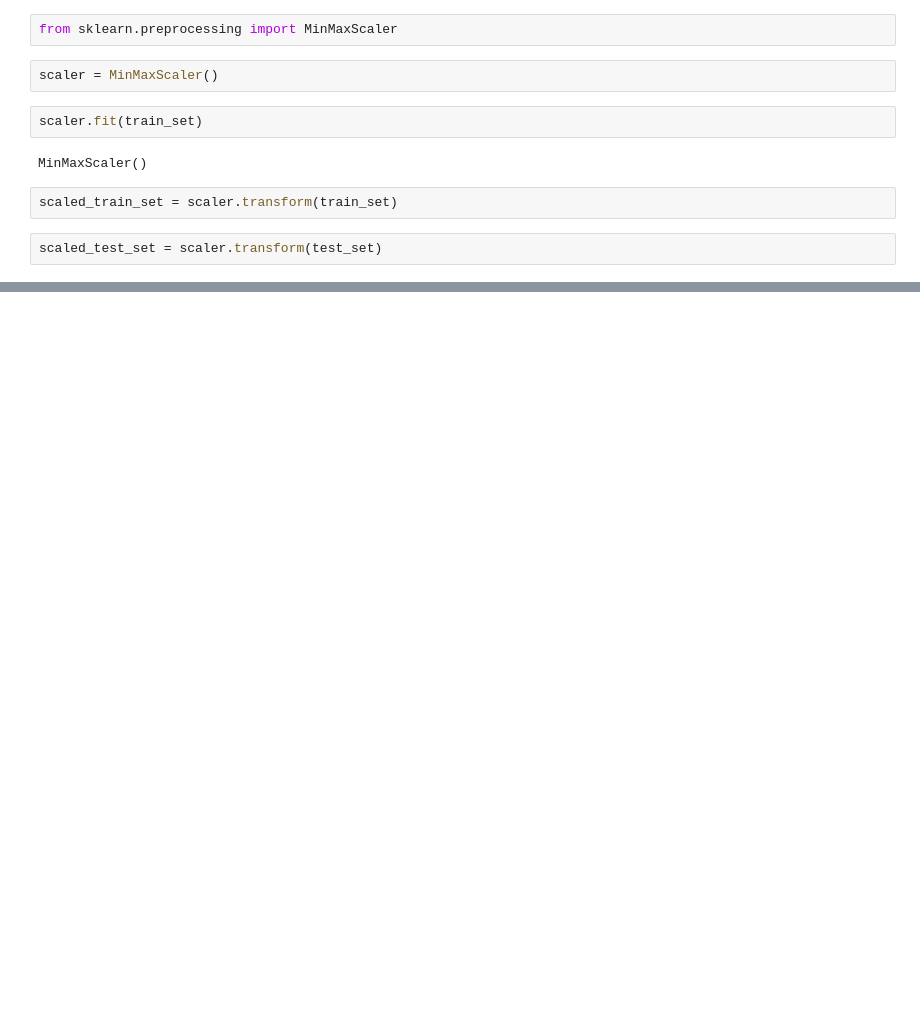
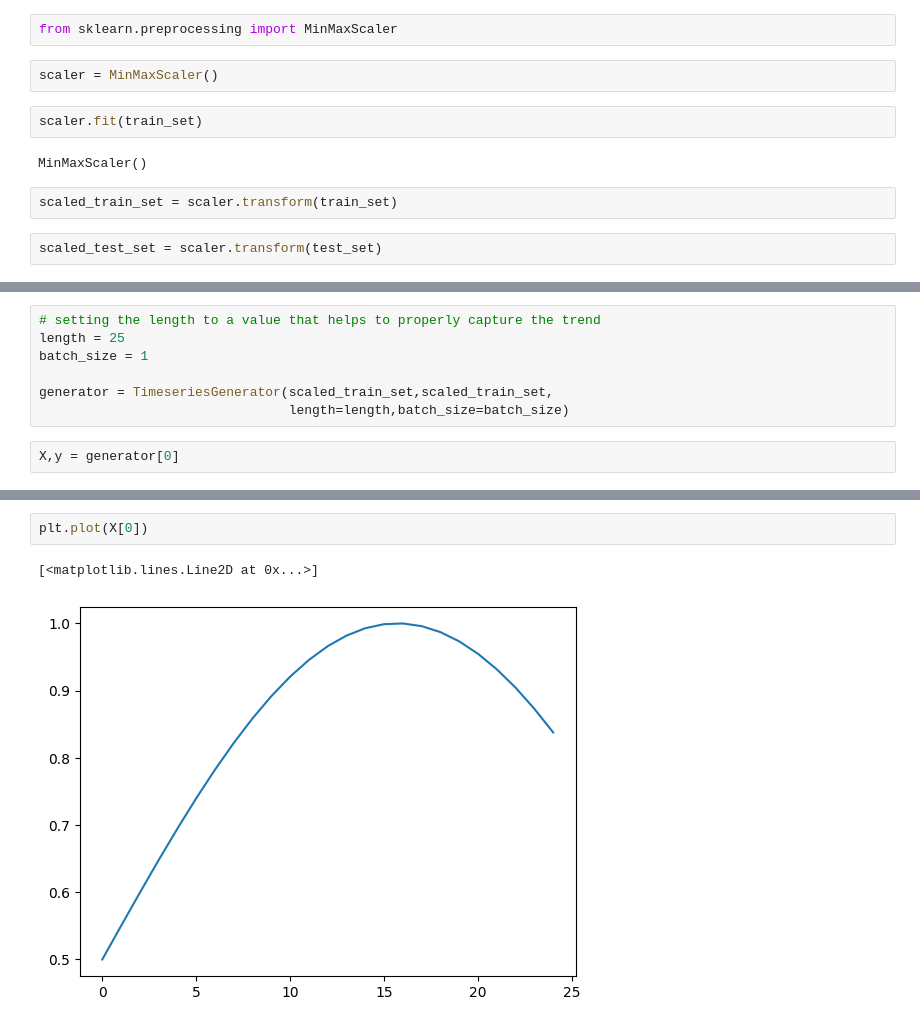
Before and after one commit to wereign/aera-vera-keras-nathu-geras, a Jupyter notebook: RNN_SineWave.ipynb, the cells around one changed output, grey strips where cells are left out. Drawn from its saved outputs; the diff is of its cells as text; blank space fills up the shorter version.

```diff
--- a/RNN_SineWave.ipynb
+++ b/RNN_SineWave.ipynb
@@ -66,0 +118,9 @@ scaled_test_set = scaler.transform(test_set)
+# %%
+# setting the length to a value that helps to properly capture the trend
+length = 25
+batch_size = 1
+
+generator = TimeseriesGenerator(scaled_train_set,scaled_train_set,
+                                length=length,batch_size=batch_size)
+# %%
+X,y = generator[0]
@@ -66,0 +147,5 @@ scaled_test_set = scaler.transform(test_set)
+# %%
+plt.plot(X[0])
+# %% [output]
+[<matplotlib.lines.Line2D at 0x...>]
+[figure, added]
```
Also changed, not shown: parts of 8 cells of this notebook.
